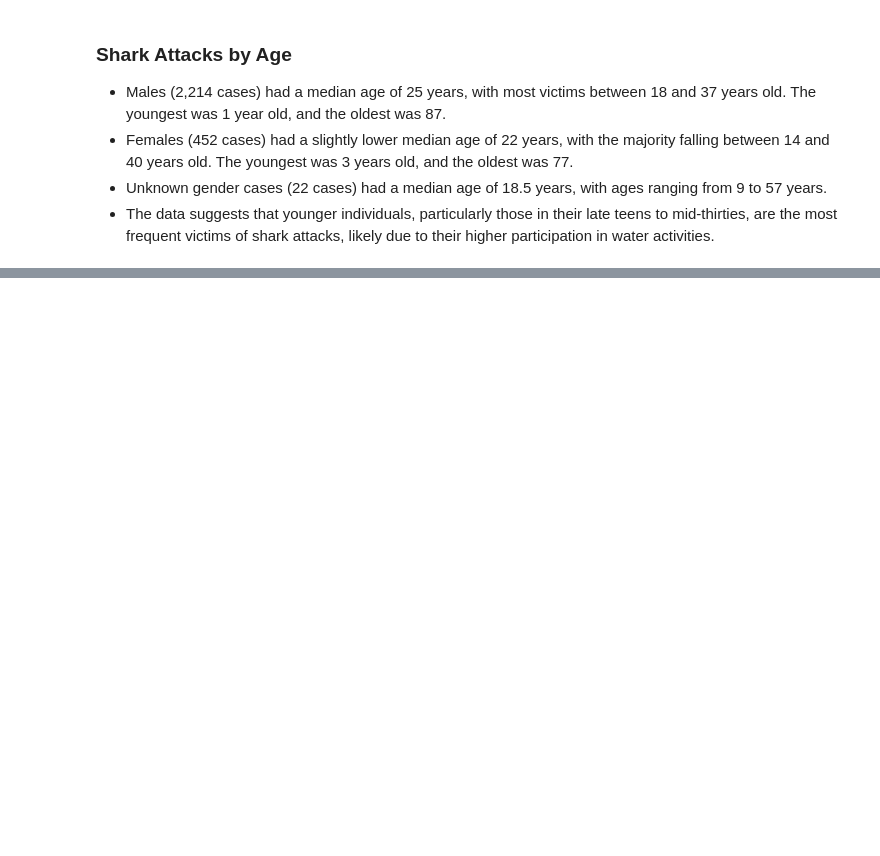
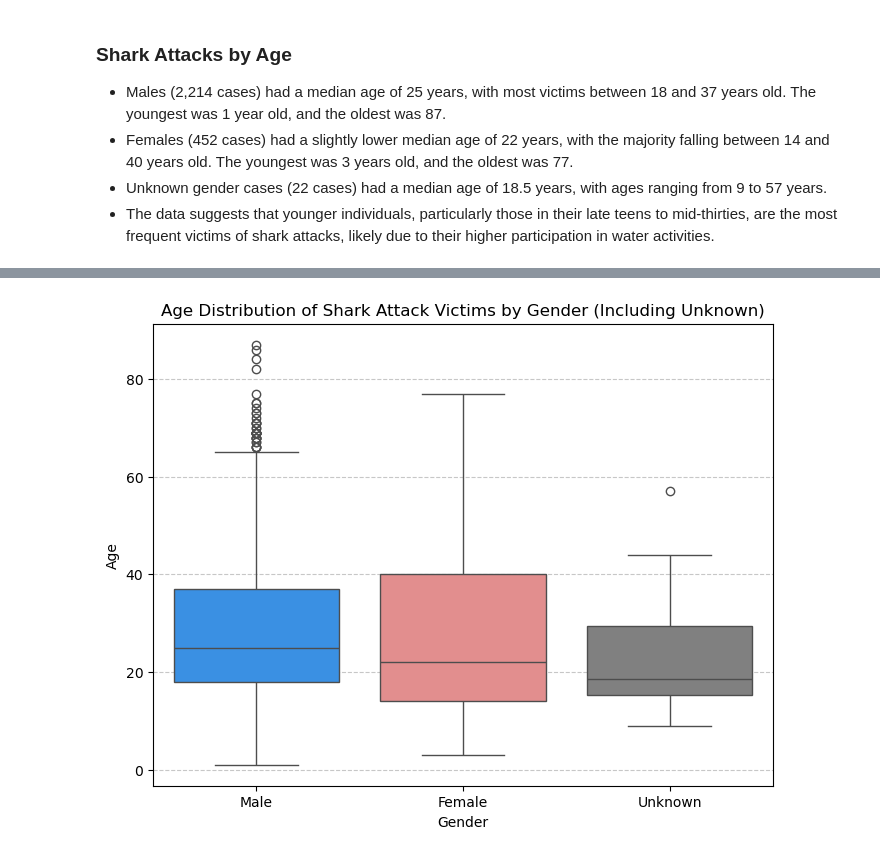
Before and after one commit to SheryllD/shark_attacks_project, a Jupyter notebook: shark_data_wrangling.ipynb, the cells around one changed output, grey strips where cells are left out. Saved outputs shown, nothing was run; the diff lists cells and outputs as text; code cells hidden in the pictures; blank space fills up the shorter version.

```diff
--- a/shark_data_wrangling.ipynb
+++ b/shark_data_wrangling.ipynb
@@ -198,0 +228,6 @@ display(image)
+# %%
+image_path = "images/AgeDistributionOfSharkAttackVictims.png"
+image = Image.open(image_path)
+display(image)
+# %% [output]
+[figure, added]
```
Also changed, not shown: parts of 8 cells of this notebook, 2 other files.
